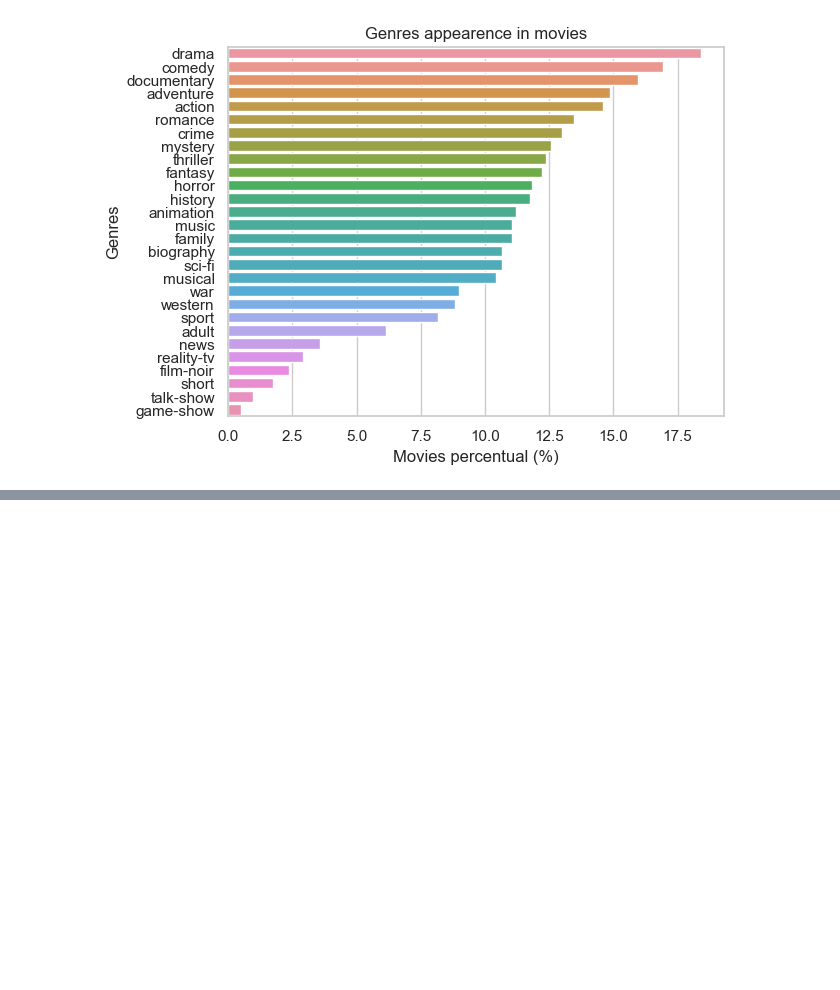
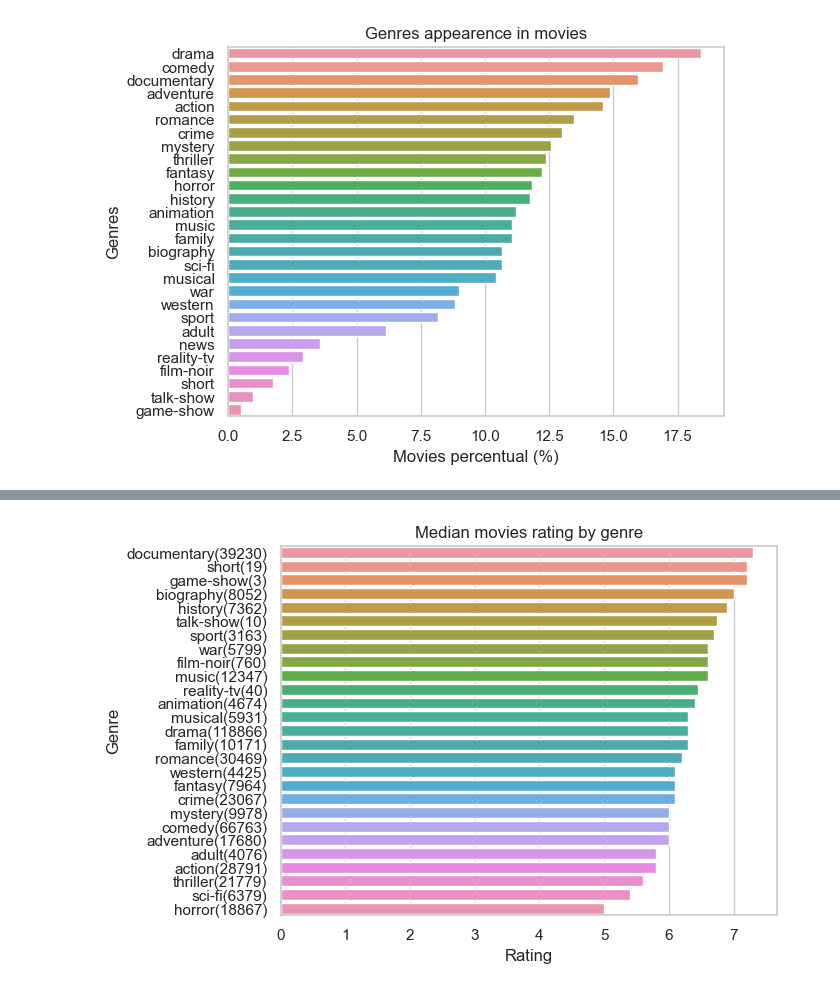
Before and after one commit to Ckk3/python-fundamentos-para-analise-de-dados-3.0, a Jupyter notebook: DataBases/miniProject1/project.ipynb, the cells around one changed output, grey strips where cells are left out. Saved outputs shown, nothing was run; the diff lists cells and outputs as text; code cells hidden in the pictures; blank space fills up the shorter version.

Commit message:
finish median rating for movies

```diff
--- a/DataBases/miniProject1/project.ipynb
+++ b/DataBases/miniProject1/project.ipynb
@@ -337,0 +434,6 @@ NameError: name 'bag_genre' is not defined
+# %%
+#Removing genre 'news'
+genre_ratings_countDF = genre_ratings_countDF.drop(index=18)
+# %%
+#ordening
+genre_ratings_countDF = genre_ratings_countDF.sort_values(by='Rating median', ascending=False)
@@ -337,0 +464,8 @@ NameError: name 'bag_genre' is not defined
+# %%
+#Changing name to ge count value in plot
+new_names = list()
+for gen in genre_ratings_countDF['genres']:
+    new_names.append(f'{gen}({genre_ratings_countDF.loc[genre_ratings_countDF["genres"] == gen]["count"].values[0]})')
+# %%
+genre_ratings_countDF['genres'] = new_names
+display(genre_ratings_countDF)
@@ -337,0 +490,9 @@ NameError: name 'bag_genre' is not defined
+# %%
+#VISUALIZATION
+sns.barplot(x=genre_ratings_countDF['Rating median'], y=genre_ratings_countDF['genres'], orient='h', )
+plt.title('Median movies rating by genre')
+plt.xlabel('Rating')
+plt.ylabel('Genre')
+plt.show()
+# %% [output]
+[figure, added]
```
Also changed, not shown: parts of 15 cells of this notebook.
